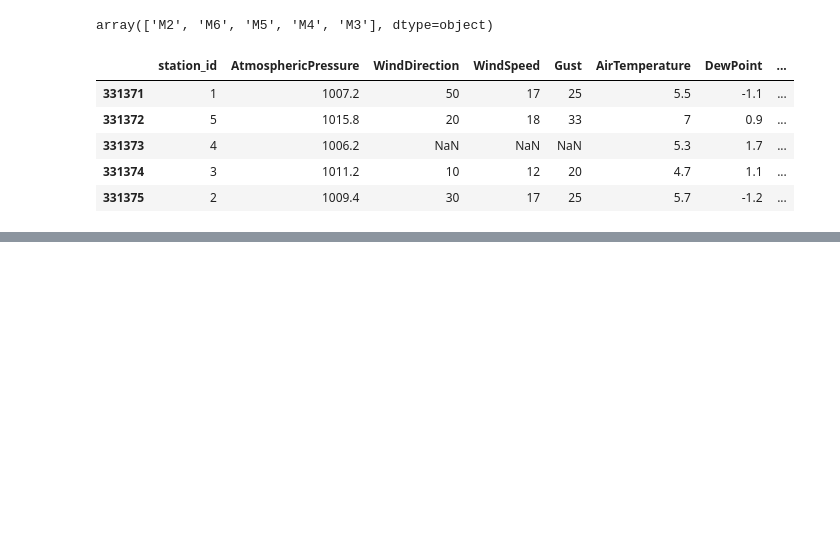
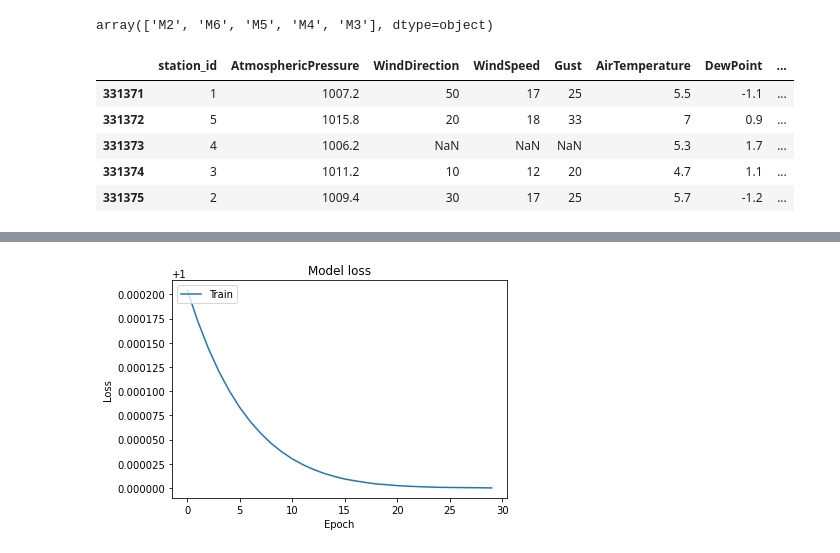
Before and after one commit to sherwinfarrell/RelativeHumidityPrediction, a Jupyter notebook: GroupAssignment.ipynb, the cells around one changed output, grey strips where cells are left out. Cells and saved outputs as stored; diff of their text form; code cells hidden in the pictures; blank space fills up the shorter version.

```diff
--- a/GroupAssignment.ipynb
+++ b/GroupAssignment.ipynb
@@ -66,0 +60,2 @@ correlation_df = df.corr()
+# %%
+df.dropna(inplace = True, how = 'all')
@@ -66,0 +71,4 @@ correlation_df = df.corr()
+# %%
+df = df.dropna()
+df.drop('index', 1)
+df.reset_index(inplace= True)
@@ -66,0 +108,2 @@ correlation_df = df.corr()
+# %%
+y = df_stand[:,-1]
@@ -66,0 +122,27 @@ correlation_df = df.corr()
+# %%
+def model1():
+    model = keras.Sequential()
+    model.add(Dense(10, activation = "relu",input_dim = 6, name = "layer1", kernel_initializer='normal'))
+    model.add(Dense(500, activation = "relu", name = "layer2"))
+
+    model.add(Dense(1000, activation = "sigmoid", name = "layer3"))
+    model.add(Dense(500, activation = "relu", name = "layer4"))
+    model.add(Dense(50, activation = "relu", name = "layer5"))
+
+    model.add(Dense(1, activation = "relu", name = "layer6",kernel_regularizer = tf.keras.regularizers.L2(0.0001)))
+    model.compile(loss="mean_squared_error", optimizer='adam')
+    return model
+
+batch_size = 2048
+
+estimator = KerasRegressor(build_fn=model1, epochs=30, batch_size=4096, verbose=1)
+history=estimator.fit(np.asarray(x).astype('float32'),np.asarray(y).astype('float32'))
+
+
+
+#history = model.fit(x_pca, df.iloc[:, -1], batch_size=batch_size, epochs=20, validation_split=0.1)
+# estimator = KerasRegressor(build_fn=model, epochs=100, batch_size=batch_size, verbose=0)
+# history = model.fit(np.asarray(x).astype('float32'),np.asarray(y).astype('float32') , epochs=150, batch_size=50,  verbose=1, validation_split=0.3)
+# kfold = KFold(n_splits=5)
+# results = cross_val_score(estimator,np.asarray(x).astype('float32'), np.asarray(y).astype('float32'), cv=kfold)
+# print("Results: %.2f (%.2f) MSE" % (results.mean(), results.std()))
@@ -66,0 +167,11 @@ correlation_df = df.corr()
+# %%
+import matplotlib.pyplot as plt
+plt.plot(history.history['loss'])
+
+plt.title('Model loss')
+plt.ylabel('Loss')
+plt.xlabel('Epoch')
+plt.legend(['Train', 'Test'], loc='upper left')
+plt.show()
+# %% [output]
+[figure, added]
```
Also changed, not shown: parts of 11 cells of this notebook, 4 other files.
